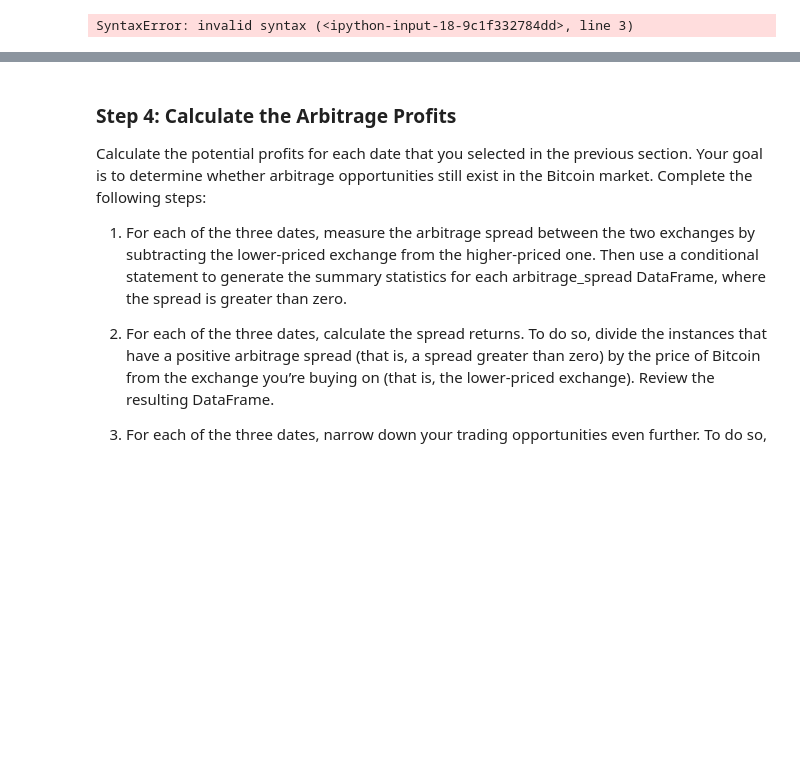
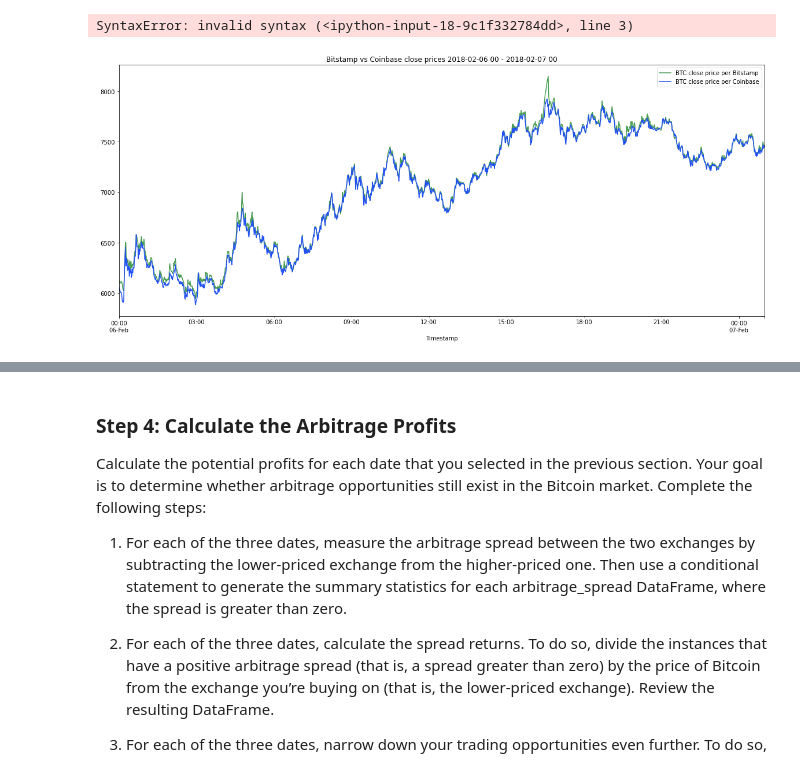
Before and after one commit to phodsman/Cryptocurrency-Arbitrage-Opportunity-Analyzer, a Jupyter notebook: crypto_arbitrage.ipynb, the cells around one changed output, grey strips where cells are left out. Saved outputs shown, nothing was run; the diff lists cells and outputs as text; code cells hidden in the pictures; blank space fills up the shorter version.

```diff
--- a/crypto_arbitrage.ipynb
+++ b/crypto_arbitrage.ipynb
@@ -226,7 +220,9 @@ SyntaxError: invalid syntax (<ipython-input-18-9c1f332784dd>, line 3)
 # %%
 # Create an overlay plot that visualizes the two dataframes over a period of one day from the middle of the dataset.
 # Be sure that the plots include the parameters `legend`, `figsize`, `title`, `color` and `label`
-# YOUR CODE HERE
+plot_compare_for_date_range(bitstamp_sliced, coinbase_sliced, "2018-02-06 00", "2018-02-07 00")
+# %% [output]
+[figure, added]
 # %%
 # Using the date in the middle that you have selected, calculate the arbitrage spread
 # by subtracting the bitstamp lower closing prices from the coinbase higher closing prices
```
Also changed, not shown: parts of 4 cells of this notebook.
